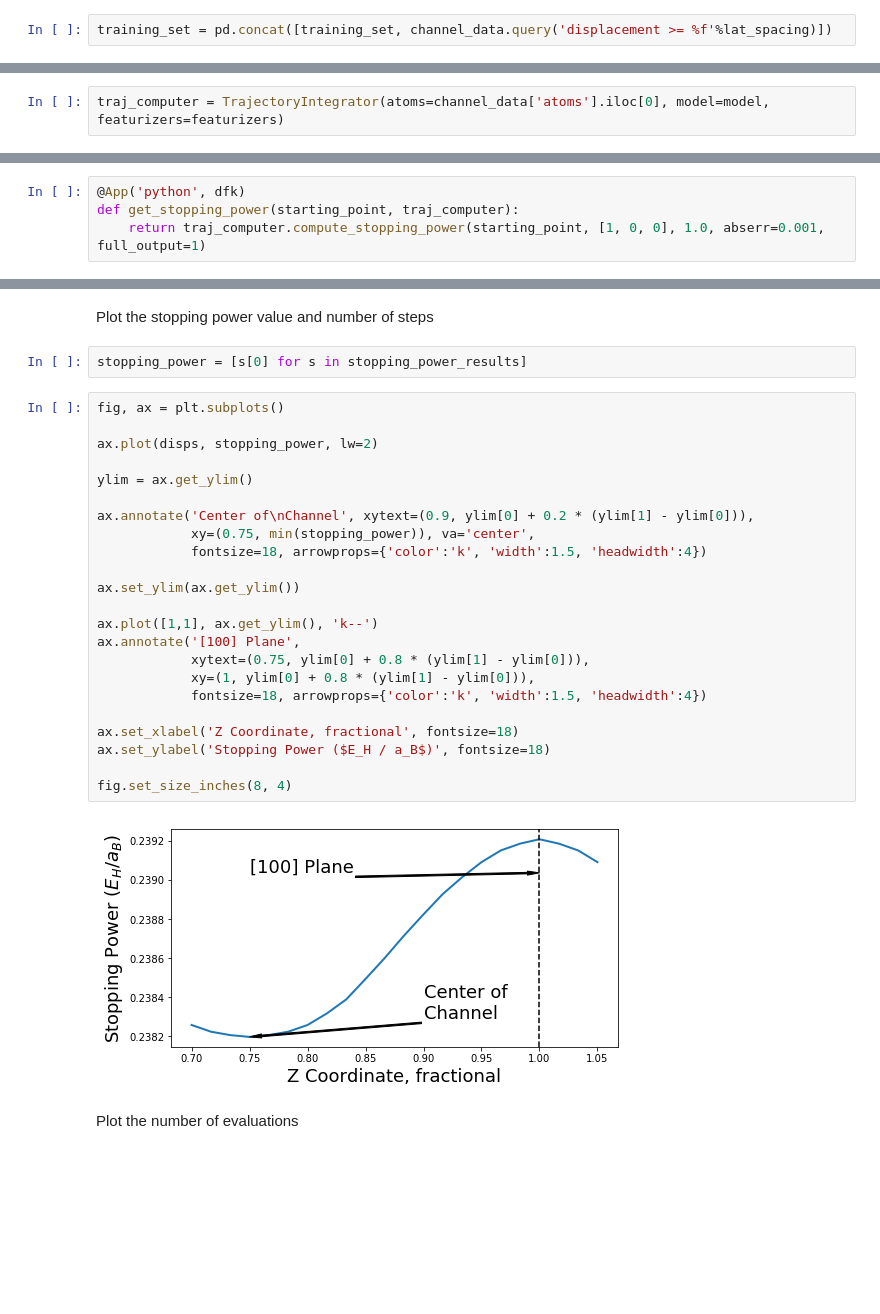
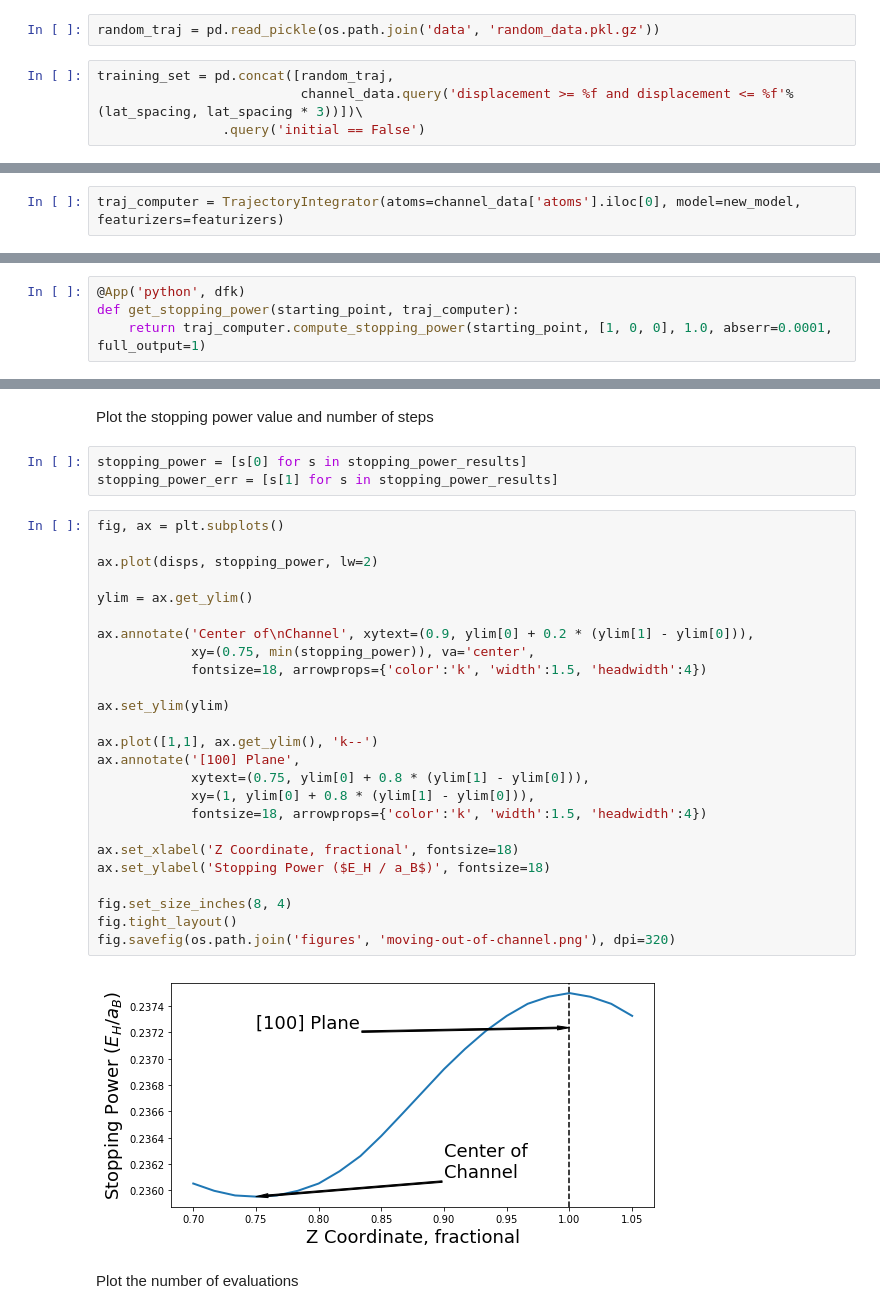
Before and after one commit to globus-labs/stopping-power-ml, a Jupyter notebook: single-velocity/2_evaluate-direction-dependence.ipynb, the cells around one changed output, grey strips where cells are left out. Drawn from its saved outputs; the diff is of its cells as text; blank space fills up the shorter version.

Commit message:
Re-ran stopping power with new symmetrized code
We still see the forward/backward assymmetry, but
now I know it is plausible.

```diff
--- a/single-velocity/2_evaluate-direction-dependence.ipynb
+++ b/single-velocity/2_evaluate-direction-dependence.ipynb
@@ -131,2 +97,6 @@ training_set = pkl.load(open('training_set.pkl', 'rb'))
+# %%
+random_traj = pd.read_pickle(os.path.join('data', 'random_data.pkl.gz'))
 # %%
-training_set = pd.concat([training_set, channel_data.query('displacement >= %f'%lat_spacing)])
+training_set = pd.concat([random_traj,
+                          channel_data.query('displacement >= %f and displacement <= %f'%(lat_spacing, lat_spacing * 3))])\
+                .query('initial == False')
@@ -221,4 +194,4 @@ The stopping power a certain trajectory is the average stopping force. In previo
 
 Specifically, we plan to use adaptive Guassian quadrature. Adaptive quadrature determines the value of an integral by sampling a samll number of specially-chosen points that, when summed with appropriate weights, yield exact integrals of polynomial functions. For example, you can determine the exact integral of a linear function over the range $[a,b]$  by computing: $(b-a)f(\frac{a+b}{2})$. Adaptive quadrature works by iteratively increasing the number of sampling points until the change in the value of the integral is smaller than a desired threshold. Additionally, the particular implementation of this method we use further accelerates integration by intelligently splitting the integration region into separate subregions. The algorithm can then sample quickly-varying regions of th efunction more densely than slowly-varying ones. Overall, adaptive quadrature provides a simple scheme for fast and reliable estimate of stopping powers
 # %%
-traj_computer = TrajectoryIntegrator(atoms=channel_data['atoms'].iloc[0], model=model, featurizers=featurizers)
+traj_computer = TrajectoryIntegrator(atoms=channel_data['atoms'].iloc[0], model=new_model, featurizers=featurizers)
@@ -241,7 +252,7 @@ This simulation models what happens if we gradually move the particle out of the
 # %%
 @App('python', dfk)
 def get_stopping_power(starting_point, traj_computer):
-    return traj_computer.compute_stopping_power(starting_point, [1, 0, 0], 1.0, abserr=0.001, full_output=1)
+    return traj_computer.compute_stopping_power(starting_point, [1, 0, 0], 1.0, abserr=0.0001, full_output=1)
 # %% [markdown]
 Compute stopping power using adaptive integration
 # %%
@@ -258,31 +269,34 @@ Wall time: 2min 29s
 Plot the stopping power value and number of steps
 # %%
 stopping_power = [s[0] for s in stopping_power_results]
+stopping_power_err = [s[1] for s in stopping_power_results]
 # %%
 fig, ax = plt.subplots()
 
 ax.plot(disps, stopping_power, lw=2)
 
 ylim = ax.get_ylim()
 
 ax.annotate('Center of\nChannel', xytext=(0.9, ylim[0] + 0.2 * (ylim[1] - ylim[0])),
             xy=(0.75, min(stopping_power)), va='center',
             fontsize=18, arrowprops={'color':'k', 'width':1.5, 'headwidth':4})
 
-ax.set_ylim(ax.get_ylim())
+ax.set_ylim(ylim)
 
 ax.plot([1,1], ax.get_ylim(), 'k--')
 ax.annotate('[100] Plane',
             xytext=(0.75, ylim[0] + 0.8 * (ylim[1] - ylim[0])),
             xy=(1, ylim[0] + 0.8 * (ylim[1] - ylim[0])),
             fontsize=18, arrowprops={'color':'k', 'width':1.5, 'headwidth':4})
 
 ax.set_xlabel('Z Coordinate, fractional', fontsize=18)
 ax.set_ylabel('Stopping Power ($E_H / a_B$)', fontsize=18)
 
 fig.set_size_inches(8, 4)
+fig.tight_layout()
+fig.savefig(os.path.join('figures', 'moving-out-of-channel.png'), dpi=320)
 # %% [output]
-[figure, old version]
+[figure, new version]
 # %% [markdown]
 Plot the number of evaluations
 # %%
```
Also changed, not shown: parts of 41 cells of this notebook, 1 other file.
